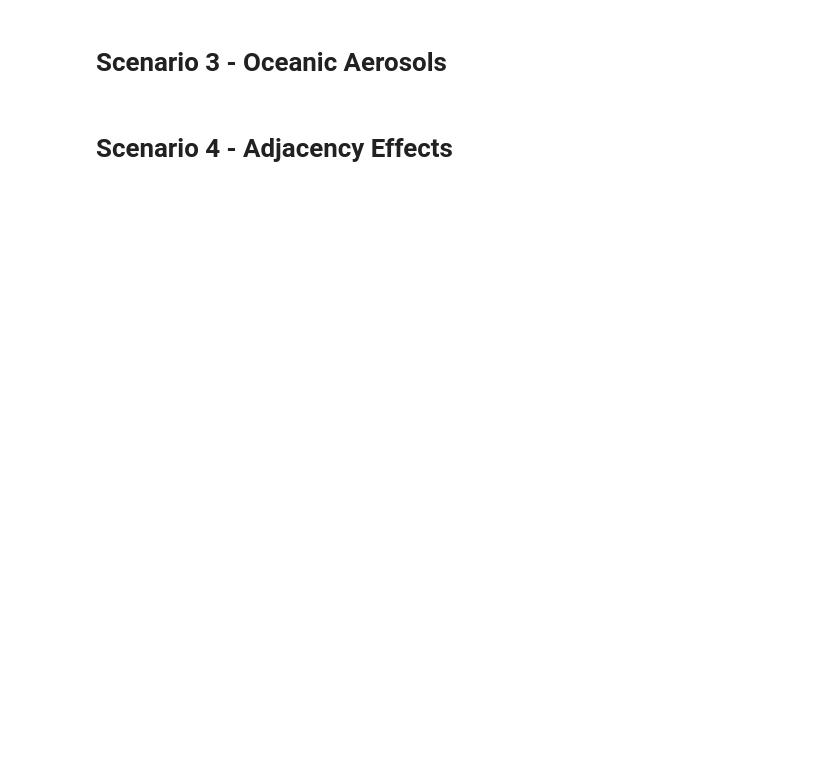
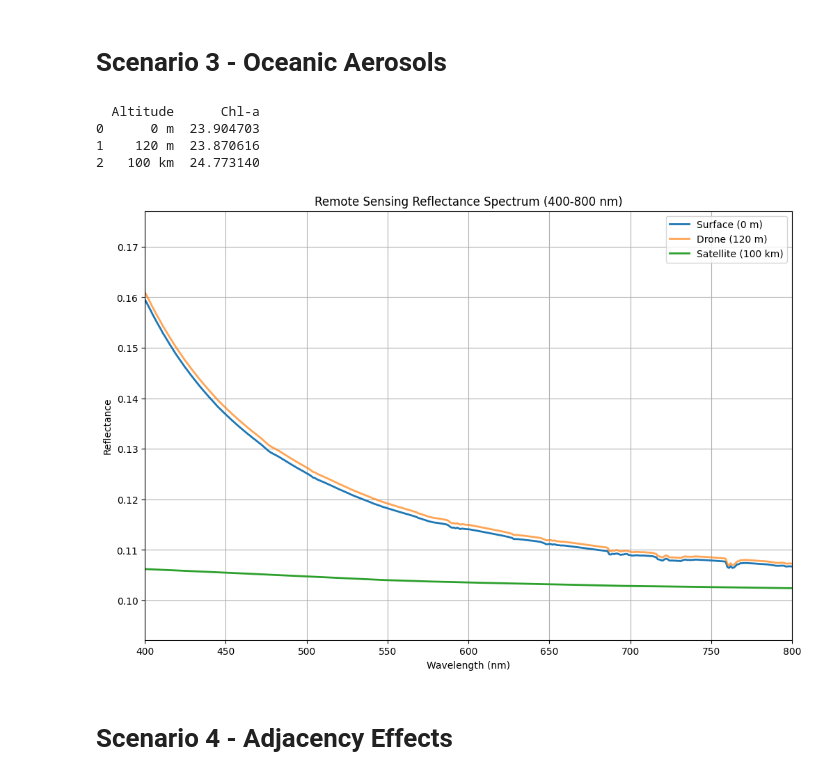
Before and after one commit to SkaugJr/TTK4265-OptiskFjernmaaling, a Jupyter notebook: Prosjekt2/RTM.ipynb, the cells around one changed output. Drawn from its saved outputs; the diff is of its cells as text; code cells hidden in the pictures; blank space fills up the shorter version.

```diff
--- a/Prosjekt2/RTM.ipynb
+++ b/Prosjekt2/RTM.ipynb
@@ -335,4 +335,49 @@ plt.show()
 # %% [markdown]
 # Scenario 3 - Oceanic Aerosols
+# %%
+SC3_0m = parse_uvspec_output('Data/SC3_0m.OUT')
+SC3_0m['reflectance'] = SC3_0m['eup'] / SC3_0m['edir']
+
+SC3_120m = parse_uvspec_output('Data/SC3_120m.OUT')
+SC3_120m['reflectance'] = SC3_120m['eup'] / SC3_120m['edir']
+
+SC3_TOA = parse_uvspec_output('Data/SC3_TOA.OUT')
+SC3_TOA['reflectance'] = SC3_TOA['eup'] / SC3_TOA['edir']
+
+# Calculate Chl-a for each dataset
+chl_a_0m = calculate_chlorophyll_a(SC3_0m)
+chl_a_120m = calculate_chlorophyll_a(SC3_120m)
+chl_a_TOA = calculate_chlorophyll_a(SC3_TOA)
+
+chl_df = pd.DataFrame({
+    'Altitude': ['0 m', '120 m', '100 km'],
+    'Chl-a': [chl_a_0m.get('reflectance'), chl_a_120m.get('reflectance'), chl_a_TOA.get('reflectance')]
+})
+
+print(chl_df)
+
+# Plot reflectance spectra
+plt.figure(figsize=(12, 8))
+plt.plot(SC3_0m['lambda'], SC3_0m['reflectance'], label='Surface (0 m)', linewidth=2)
+plt.plot(SC3_120m['lambda'], SC3_120m['reflectance'], label='Drone (120 m)' , linewidth=2 , alpha=0.7)
+plt.plot(SC3_TOA['lambda'], SC3_TOA['reflectance'], label='Satellite (100 km)' , linewidth=2)
+plt.xlabel('Wavelength (nm)')
+plt.ylabel('Reflectance')
+plt.title('Remote Sensing Reflectance Spectrum (400-800 nm)')
+plt.legend()
+
+plt.xlim(400, 800)
+plt.ylim(
+    min(SC3_0m['reflectance'].min(), SC3_120m['reflectance'].min(), SC3_TOA['reflectance'].min())*0.9,
+    max(SC3_0m['reflectance'].max(), SC3_120m['reflectance'].max(), SC3_TOA['reflectance'].max()) * 1.1
+)
+plt.grid(True)
+plt.show()
+# %% [output]
+  Altitude      Chl-a
+0      0 m  23.904703
+1    120 m  23.870616
+2   100 km  24.773140
+[figure, added]
 # %% [markdown]
 # Scenario 4 - Adjacency Effects
```
Also changed, not shown: parts of 3 cells of this notebook, 13 other files.
